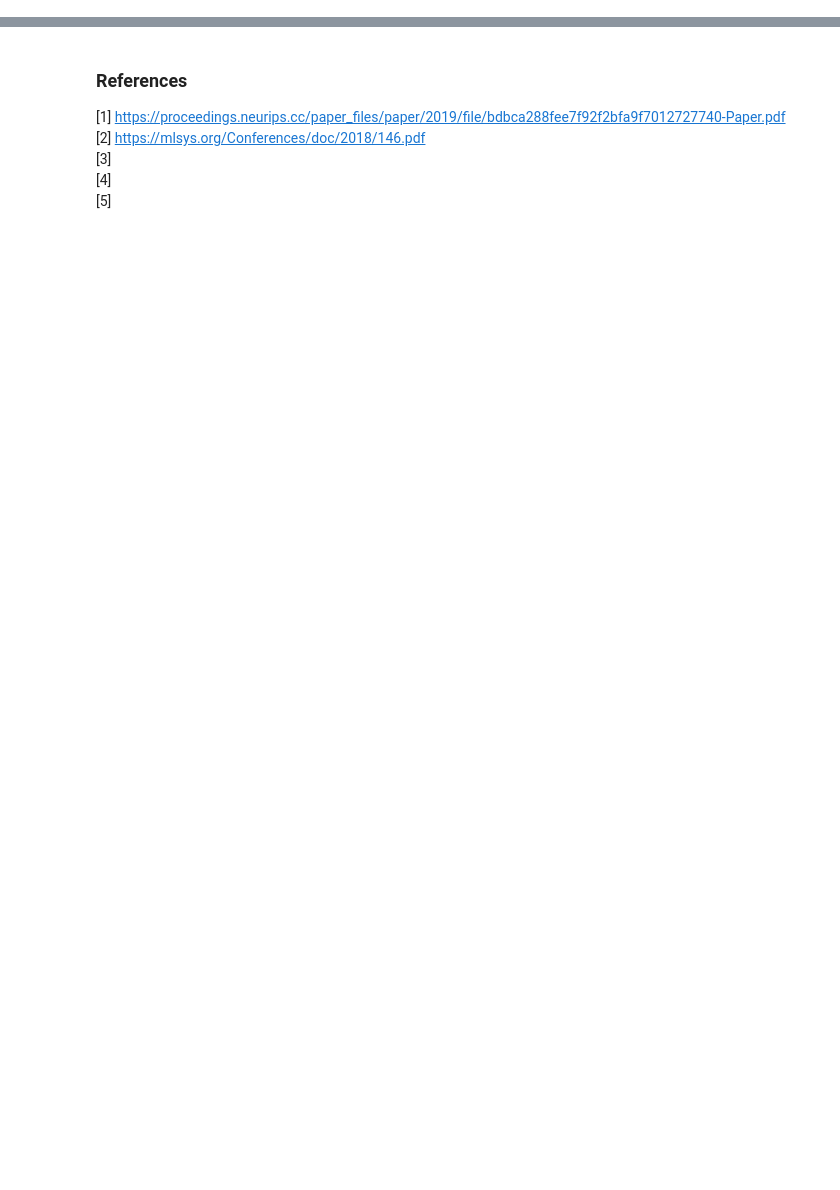
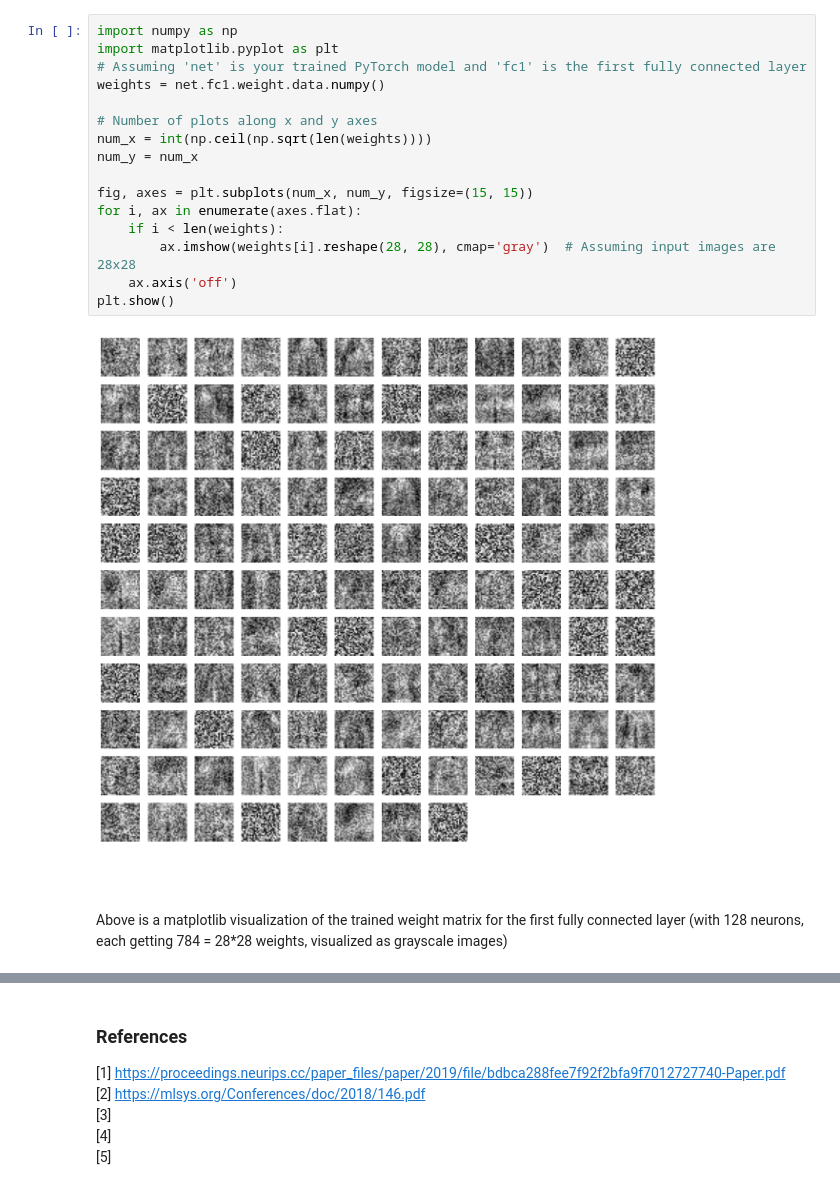
Before and after one commit to sriramgkn/sriramgkn.github.io, a Jupyter notebook: notebooks/notebook-ml.ipynb, the cells around one changed output, grey strips where cells are left out. Drawn from its saved outputs; the diff is of its cells as text; blank space fills up the shorter version.

```diff
--- a/notebooks/notebook-ml.ipynb
+++ b/notebooks/notebook-ml.ipynb
@@ -35,0 +83,20 @@ In conclusion, the choice between PyTorch and JAX is a trade-off between versati
+# %%
+import numpy as np
+import matplotlib.pyplot as plt
+# Assuming 'net' is your trained PyTorch model and 'fc1' is the first fully connected layer
+weights = net.fc1.weight.data.numpy()
+
+# Number of plots along x and y axes
+num_x = int(np.ceil(np.sqrt(len(weights))))
+num_y = num_x
+
+fig, axes = plt.subplots(num_x, num_y, figsize=(15, 15))
+for i, ax in enumerate(axes.flat):
+    if i < len(weights):
+        ax.imshow(weights[i].reshape(28, 28), cmap='gray')  # Assuming input images are 28x28
+    ax.axis('off')
+plt.show()
+# %% [output]
+[figure, added]
+# %% [markdown]
+Above is a matplotlib visualization of the trained weight matrix for the first fully connected layer (with 128 neurons, each getting 784 = 28*28 weights, visualized as grayscale images)
```
Also changed, not shown: parts of 4 cells of this notebook, 22 other files.
